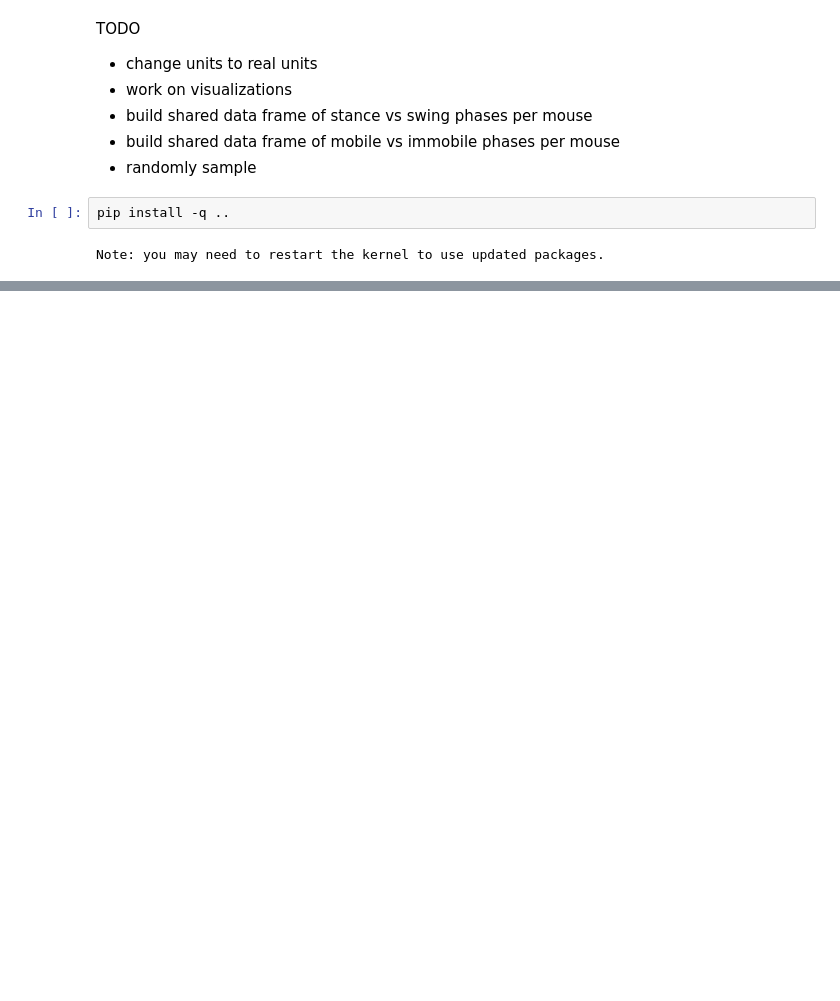
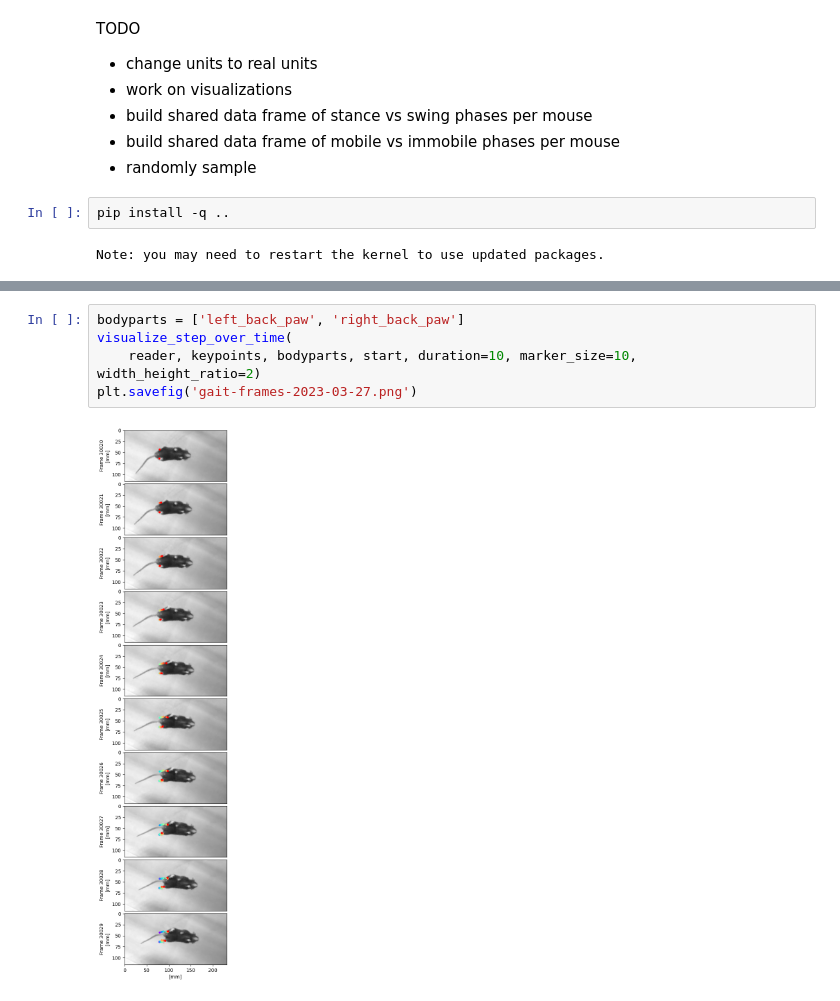
Before and after one commit to A-Telfer/mouse-gait-analysis, a Jupyter notebook: docs/explore_data.ipynb, the cells around one changed output, grey strips where cells are left out. Drawn from its saved outputs; the diff is of its cells as text; blank space fills up the shorter version.

```diff
--- a/docs/explore_data.ipynb
+++ b/docs/explore_data.ipynb
@@ -40,0 +81,7 @@ video_analysis.keypoints = filter_distance_traveled(video_analysis.keypoints, 20
+# %%
+bodyparts = ['left_back_paw', 'right_back_paw']
+visualize_step_over_time(
+    reader, keypoints, bodyparts, start, duration=10, marker_size=10, width_height_ratio=2)
+plt.savefig('gait-frames-2023-03-27.png')
+# %% [output]
+[figure, added]
```
Also changed, not shown: parts of 7 cells of this notebook, 9 other files.
